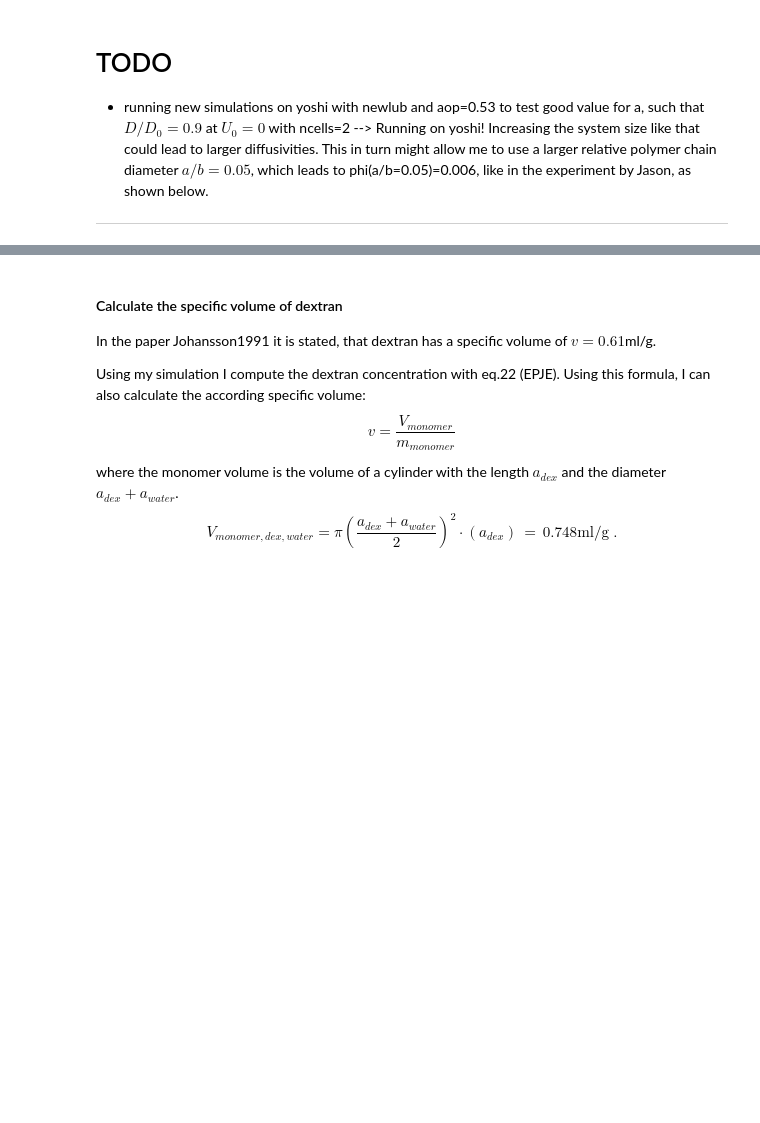
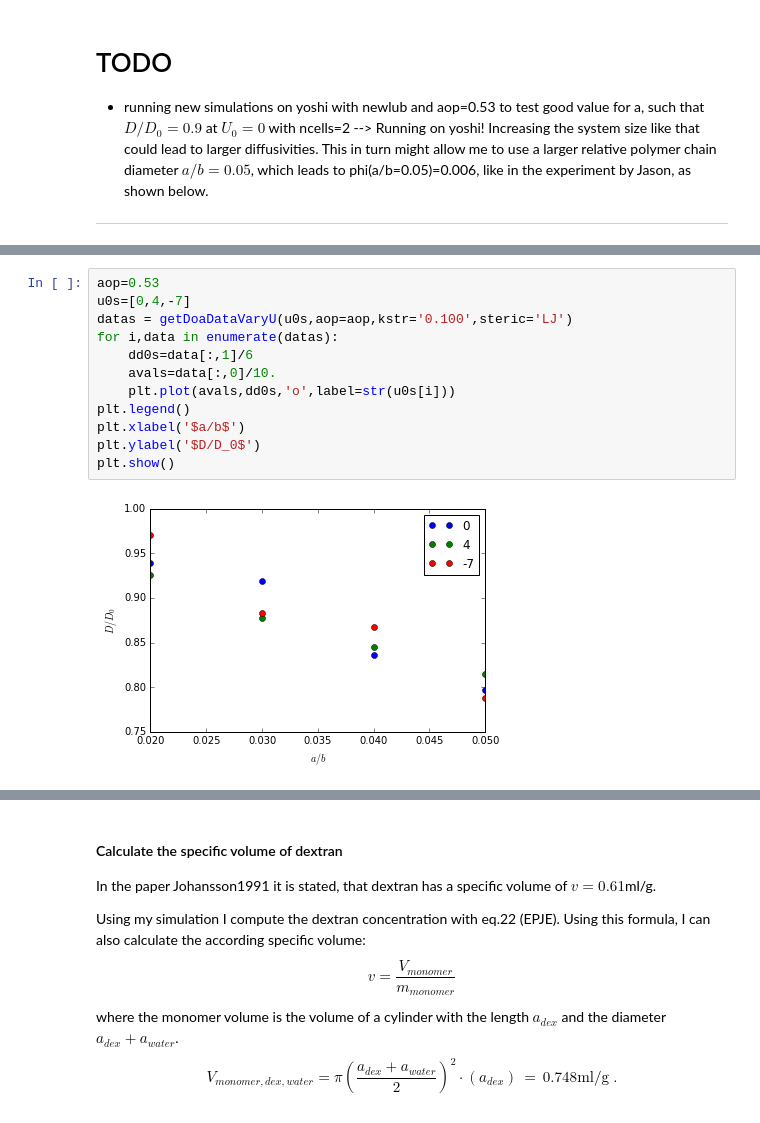
Before and after one commit to JohannHansing/iPythonNB, a Jupyter notebook: EPJE/Jason Data.ipynb, the cells around one changed output, grey strips where cells are left out. Saved outputs shown, nothing was run; the diff lists cells and outputs as text; blank space fills up the shorter version.

```diff
--- a/EPJE/Jason Data.ipynb
+++ b/EPJE/Jason Data.ipynb
@@ -51,0 +56,14 @@ def getDoaDataVaryU(u0s,aop=0.53,kstr='1.000'):
+# %%
+aop=0.53
+u0s=[0,4,-7]
+datas = getDoaDataVaryU(u0s,aop=aop,kstr='0.100',steric='LJ')
+for i,data in enumerate(datas):
+    dd0s=data[:,1]/6
+    avals=data[:,0]/10.
+    plt.plot(avals,dd0s,'o',label=str(u0s[i]))
+plt.legend()
+plt.xlabel('$a/b$')
+plt.ylabel('$D/D_0$')
+plt.show()
+# %% [output]
+[figure, added]
```
Also changed, not shown: parts of 7 cells of this notebook, 8 other files.
